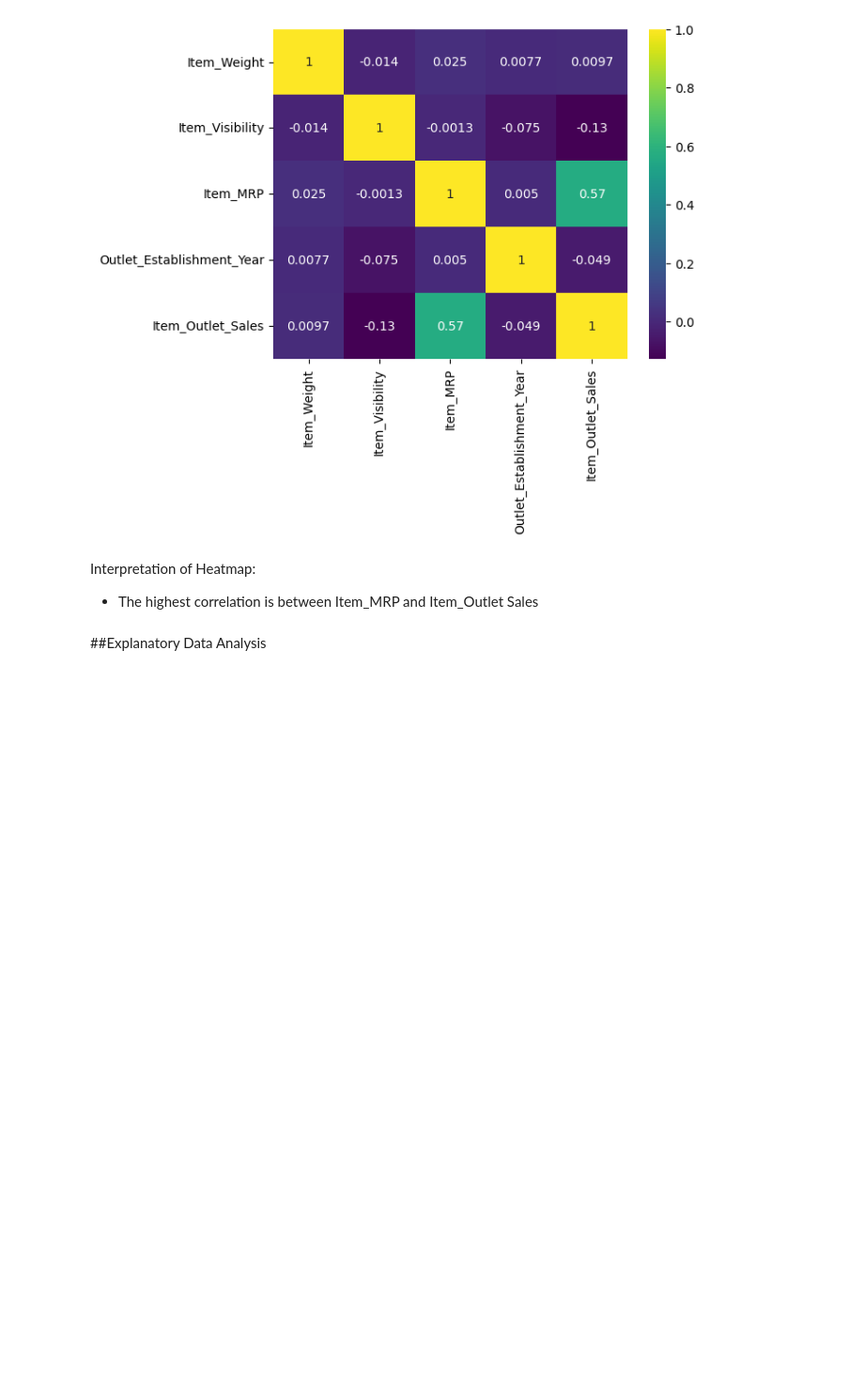
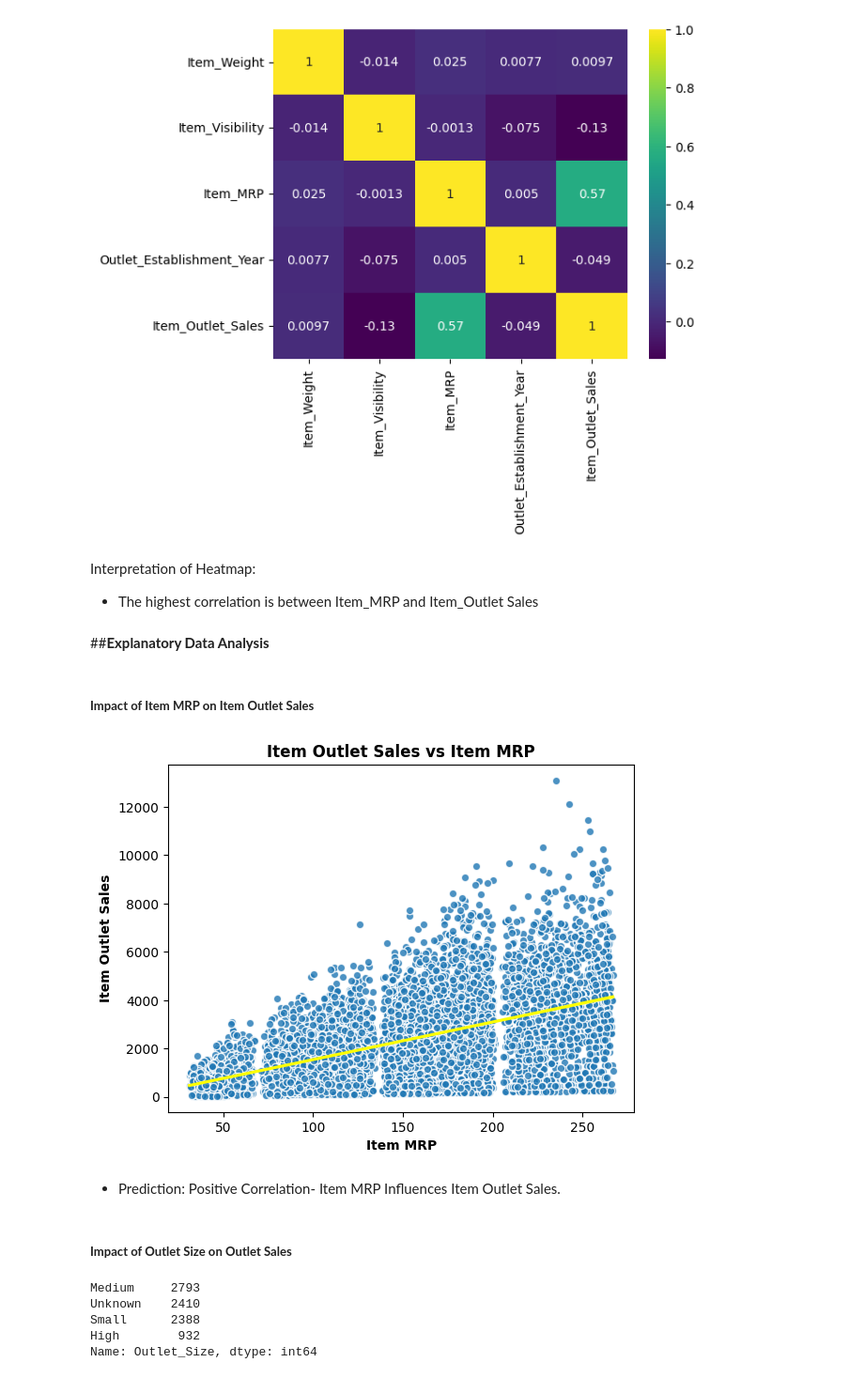
Before and after one commit to patelmedha/Prediction-of-Product-Sales, a Jupyter notebook: PREDICTION_OF_PRODUCT_SALES.ipynb, the cells around one changed output. Shown at 94% size. Drawn from its saved outputs; the diff is of its cells as text; code cells hidden in the pictures; blank space fills up the shorter version.

```diff
--- a/PREDICTION_OF_PRODUCT_SALES.ipynb
+++ b/PREDICTION_OF_PRODUCT_SALES.ipynb
@@ -1029,4 +1078,35 @@ ax = sns.heatmap(corr, cmap = 'viridis', annot = True);
 Interpretation of Heatmap:
   - The highest correlation is between Item_MRP and Item_Outlet Sales
 # %% [markdown]
-##Explanatory Data Analysis
+##**Explanatory Data Analysis**
+# %% [markdown]
+##### **Impact of Item MRP on Item Outlet Sales**
+# %%
+## Define a MatplotLib ax object using sns.regplot()
+
+scatter_kws = dict(edgecolor='white')
+ax = sns.regplot(data = df,
+                 x ='Item_MRP',
+                 y = 'Item_Outlet_Sales',
+                 scatter_kws= scatter_kws,
+                 line_kws = {'color':'yellow'})
+## Set the Title
+ax.set_title('Item Outlet Sales vs Item MRP', fontsize=12, fontweight = 'bold')
+# Set Axes Labels
+ax.set_xlabel('Item MRP', fontsize=10, fontweight = 'bold')
+ax.set_ylabel('Item Outlet Sales', fontsize=10, fontweight = 'bold');
+# %% [output]
+[figure, added]
+# %% [markdown]
+- Prediction: Positive Correlation- Item MRP Influences Item Outlet Sales.
+# %% [markdown]
+##### **Impact of Outlet Size on Outlet Sales**
+# %%
+count_outlet_size = df['Outlet_Size'].value_counts()
+count_outlet_size
+# %% [output]
+Medium     2793
+Unknown    2410
+Small      2388
+High        932
+Name: Outlet_Size, dtype: int64
```
Also changed, not shown: parts of 20 cells of this notebook.
